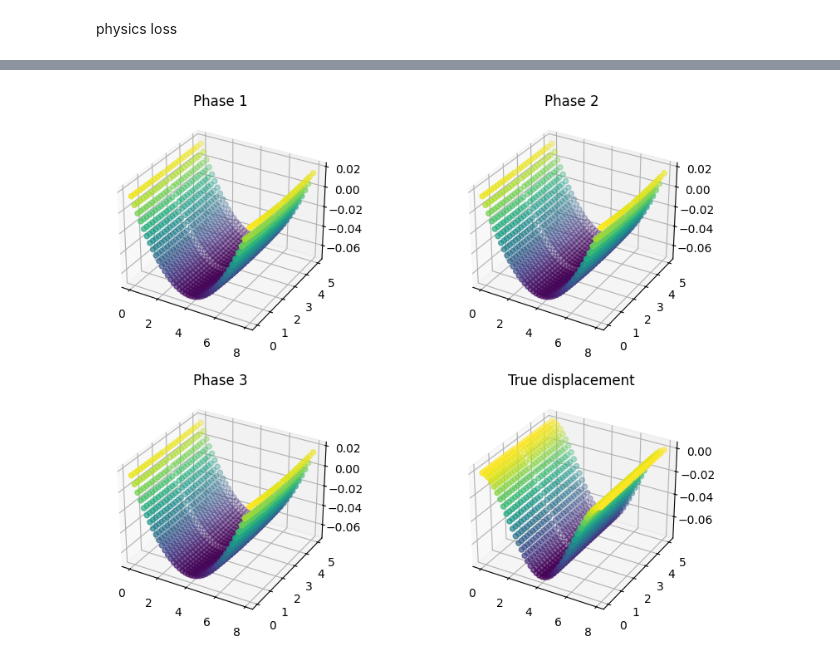
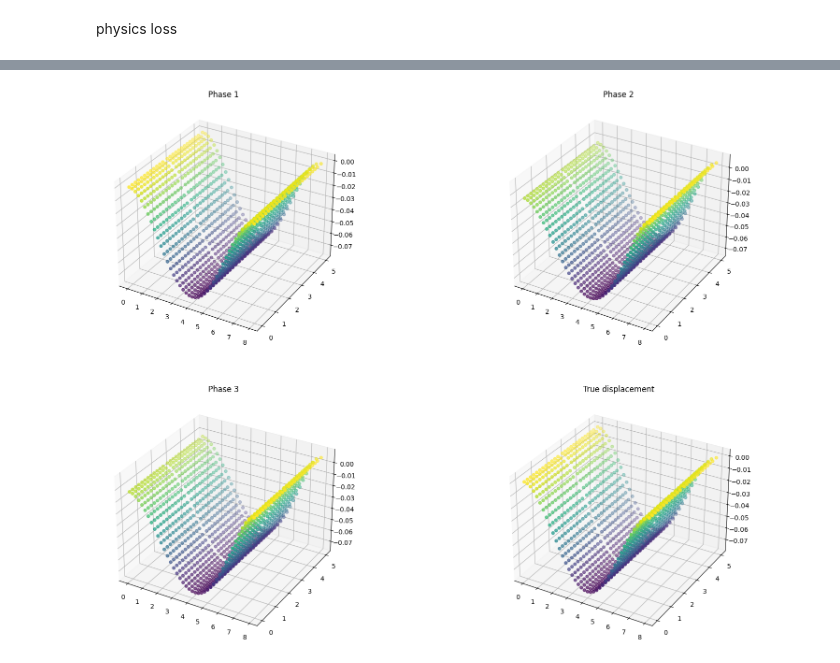
Before and after one commit to ShiyuanDengg/2D-Wall, a Jupyter notebook: 2D NoProp Prediction Final.ipynb, the cells around one changed output, grey strips where cells are left out. Cells and saved outputs as stored; diff of their text form; code cells hidden in the pictures.

```diff
--- a/2D NoProp Prediction Final.ipynb
+++ b/2D NoProp Prediction Final.ipynb
@@ -84,3 +86,7 @@ ax.set_title('3D Surface Plot of Normalized Displacement DY')
 plt.show()
 # %% [output]
 [figure]
+# %%
+z, x = z_norm_flatten, x_norm_flatten
+
+tf.where(z - 0 < 1/zdim, 1.0, 0.0) + tf.where(1 - z < 1/zdim, 1.0, 0.0)
@@ -140,11 +187,11 @@ m_prop = tf.Variable(1, dtype=tf.float32)
 
 # --- 9. Learning Rate Scheduler ---
 lr_schedule = tf.keras.optimizers.schedules.ExponentialDecay(
-    initial_learning_rate=0.001, # Slightly lower initial LR
+    initial_learning_rate = 1e-3,
     decay_steps=10000,
     decay_rate=0.9
 )
-optimizer = tf.keras.optimizers.Adam(learning_rate = 1e-3)
+optimizer = tf.keras.optimizers.Adam(learning_rate = lr_schedule)
 # %% [markdown]
 physics loss
 # %%
@@ -158,11 +205,11 @@ def laplacian(inputs, func = model):
         grad = tape1.gradient(f, inputs)  # shape (N, D)
         dz, dx = tf.unstack(grad, axis = -1)
 
+
     dz2 = tf.unstack(tape2.gradient(dz, inputs), axis = -1)[0]
     dx2 = tf.unstack(tape2.gradient(dx, inputs), axis = -1)[1]
 
-    return dz2 + dx2
-
+    return dz2 / z_max**2 + dx2 / x_max**2
 
 def first_order_grad(inputs):
     with tf.GradientTape() as tape:
@@ -177,8 +224,8 @@ def piecewise_q(z_norm_flatten_tf, x_norm_flatten_tf):  #input normalized
     return q_total
 # %%
 N_DATA_ONLY_EPOCHS = 2000
-N_BC_EPOCHS = 2000
-N_PHYSICS_EPOCHS = 1000
+N_BC_EPOCHS = 1000
+N_PHYSICS_EPOCHS = 2000
 
 @tf.function
 
@@ -191,24 +238,29 @@ def train_step(batch, epoch_val):
     y_pred = tf.squeeze(y_pred, -1)  # Ensure y_pred is 1D
     data_loss = tf.reduce_mean(tf.square(y_true - y_pred))
 
+    y_at_z_boundaries = tf.where(z < (1 / zdim), y_pred, 0.0) + tf.where((1 - z) < (1 / zdim), y_pred, 0.0)
+    bc_disp = tf.reduce_mean(tf.square(y_at_z_boundaries))
+
     gradz, gradx = tf.unstack(first_order_grad(zxstack), axis = -1)
-    bc_disp = tf.reduce_mean(tf.square(y_pred[:xdim]) + tf.square(y_pred[-xdim:]))
-    bc_z_loss = 0#tf.reduce_mean(tf.square(gradz[:xdim]) + tf.square(gradz[-xdim:]))
-    bc_x_boundaries = 0#tf.square([gradx[i] for i in range(z.shape[0]) if i % xdim ==0 or (i+1) % xdim == 0])
-    bc_x_loss = 0#tf.reduce_sum(bc_x_boundaries)
+    gradz_at_z_boundaries = tf.where(z < (1 / zdim), gradz, 0.0) + tf.where((1 - z) < (1 / zdim), gradz, 0.0)
+    bc_z_loss = tf.reduce_mean(tf.square(gradz_at_z_boundaries))
+
+    gradx_at_x_boundaries = tf.where(x < (1 / xdim), gradx, 0.0) + tf.where((1 - x) < (1 / xdim), gradx, 0.0)
+    bc_x_loss = tf.reduce_sum(tf.square(gradx_at_x_boundaries))
+
     bc_loss = bc_disp + bc_z_loss + bc_x_loss
 
-    biharmonic = laplacian(tf.stack((z,x), axis = -1), laplacian)
+    biharmonic = laplacian(zxstack, laplacian)
     q_pred = piecewise_q(z,x)
     physics_residual = tf.square(biharmonic * D * y_max / q_max - q_pred / q_max)
     physics_loss = tf.reduce_mean(physics_residual)
 
     if epoch_val < N_DATA_ONLY_EPOCHS:
-        w_data, w_phys, w_bc = 1.0, 0.1, 0.0
+        w_data, w_phys, w_bc = 1.0, 0.0, 0.2
     elif epoch_val < N_BC_EPOCHS:
-        w_data, w_phys, w_bc = 0.2, 1.0, 0.2
+        w_data, w_phys, w_bc = 0.2, 0.5, 0.1
     else:
-        w_data, w_phys, w_bc = 0.2, 1.0, 0.5
+        w_data, w_phys, w_bc = 1.0, 0.1, 0.2
 
     loss = w_data * data_loss + w_bc * bc_loss + w_phys * physics_loss
 
@@ -293,36 +344,36 @@ zxstack = tf.stack((z_norm_flatten_tf, x_norm_flatten_tf), axis = -1)
 y_pred_norm1 = model_phase1(zxstack)
 y_pred_norm1 = np.squeeze(y_pred_norm1, -1)
 y_pred1 = y_pred_norm1 * y_max
 
 y_pred_norm2 = model_phase2(zxstack)
 y_pred_norm2 = np.squeeze(y_pred_norm2, -1)
 y_pred2 = y_pred_norm2 * y_max
 
 y_pred_norm3 = model(zxstack)
 y_pred_norm3 = np.squeeze(y_pred_norm3, -1)
 y_pred3 = y_pred_norm3 * y_max
 
-fig = plt.figure(figsize=(10, 8))
+fig = plt.figure(figsize=(20, 15))
 
 ax1 = fig.add_subplot(221, projection = '3d')
 ax1.scatter(z_flatten, x_flatten, y_pred1, c = y_pred1, cmap = 'viridis')
 ax1.set_title('Phase 1')
 
 ax2 = fig.add_subplot(222, projection='3d')
 ax2.scatter(z_flatten, x_flatten, y_pred2, c = y_pred2, cmap='viridis')
 ax2.set_title('Phase 2')
 
 ax3 = fig.add_subplot(223, projection = '3d')
 ax3.scatter(z_flatten, x_flatten, y_pred3, c = y_pred3, cmap = 'viridis')
 ax3.set_title('Phase 3')
 
 ax4 = fig.add_subplot(224, projection = '3d')
-ax4.scatter(z_flatten, x_flatten, y_sampled_raw, c = y_sampled_raw, cmap = 'viridis')
+ax4.scatter(z_flatten, x_flatten, y_flatten, c = y_flatten, cmap = 'viridis')
 ax4.set_title('True displacement')
 
 plt.show()
 # %% [output]
-[figure, old version]
+[figure, new version]
 # %%
 bih = laplacian(zxstack, laplacian)
 
```
Also changed, not shown: parts of 11 cells of this notebook.
